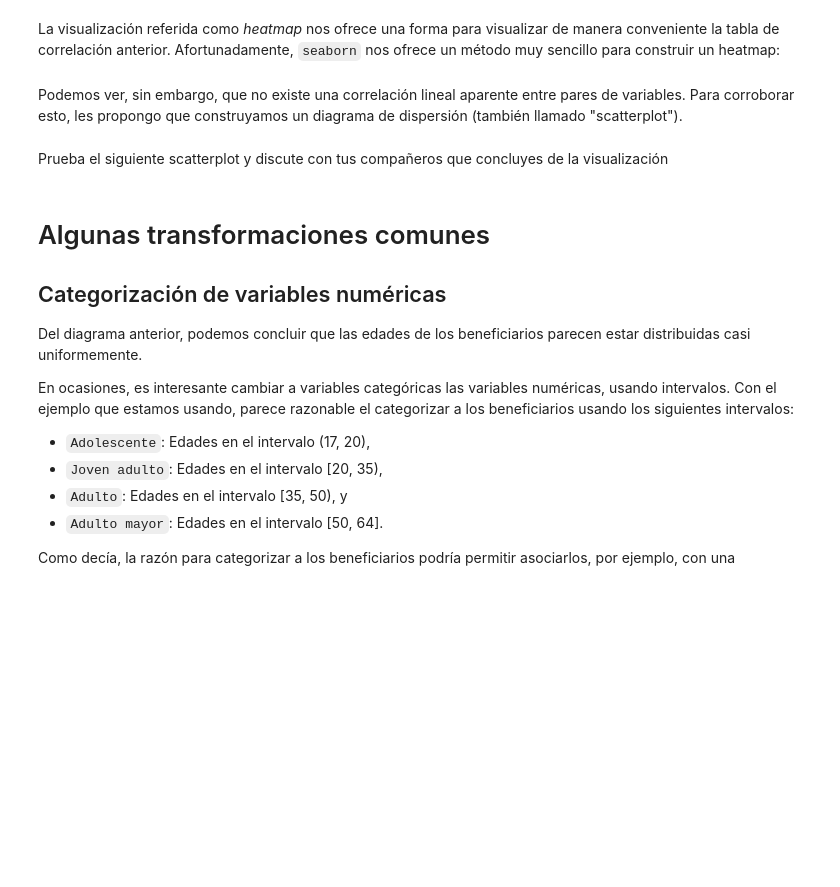
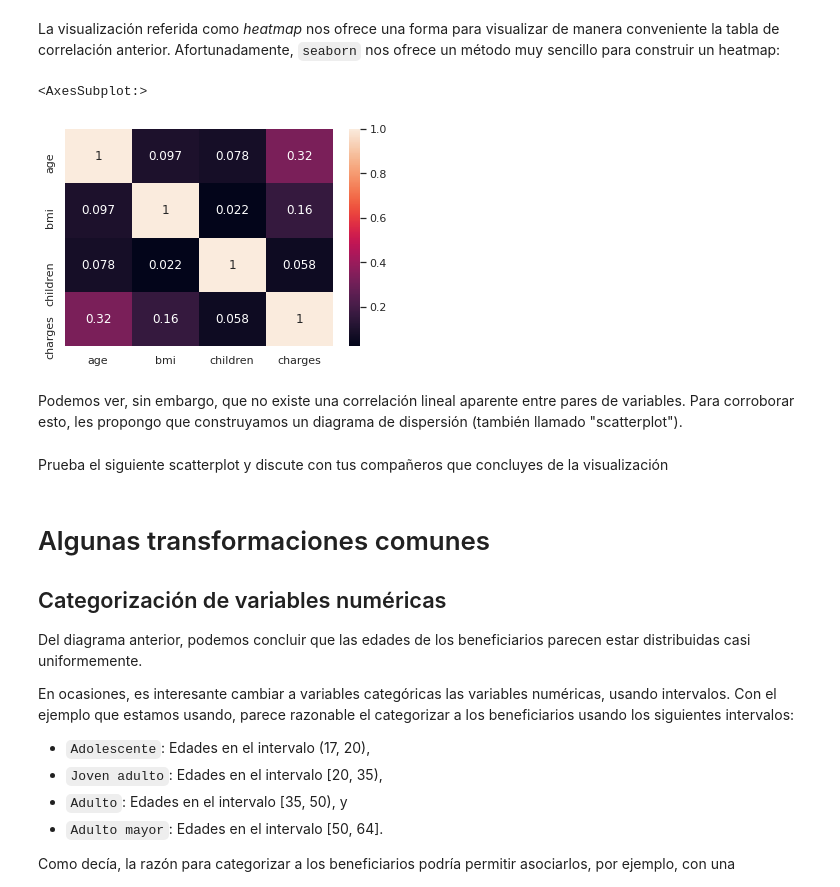
Before and after one commit to AlexReusC/analitica, a Jupyter notebook: cuaderno.ipynb, the cells around one changed output. Drawn from its saved outputs; the diff is of its cells as text; code cells hidden in the pictures; blank space fills up the shorter version.

```diff
--- a/cuaderno.ipynb
+++ b/cuaderno.ipynb
@@ -90,7 +109,10 @@ df.corr()
 # %% [markdown]
 La visualización referida como _heatmap_ nos ofrece una forma para visualizar de manera conveniente la tabla de correlación anterior. Afortunadamente, `seaborn` nos ofrece un método muy sencillo para construir un heatmap:
 # %%
-sns.heatmap(df.corr(), annot=True)
+sns.heatmap(df[df.sex=="female"].corr(), annot=True)
+# %% [output]
+<AxesSubplot:>
+[figure, added]
 # %% [markdown]
 Podemos ver, sin embargo, que no existe una correlación lineal aparente entre pares de variables. Para corroborar esto, les propongo que construyamos un diagrama de dispersión (también llamado "scatterplot").
 # %%
```
Also changed, not shown: parts of 4 cells of this notebook, 1 other file.
